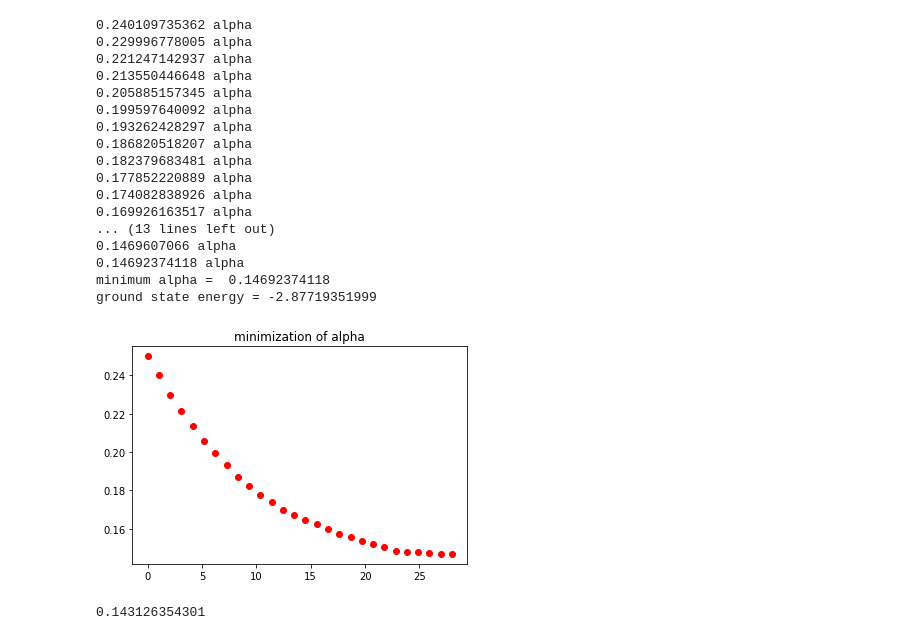
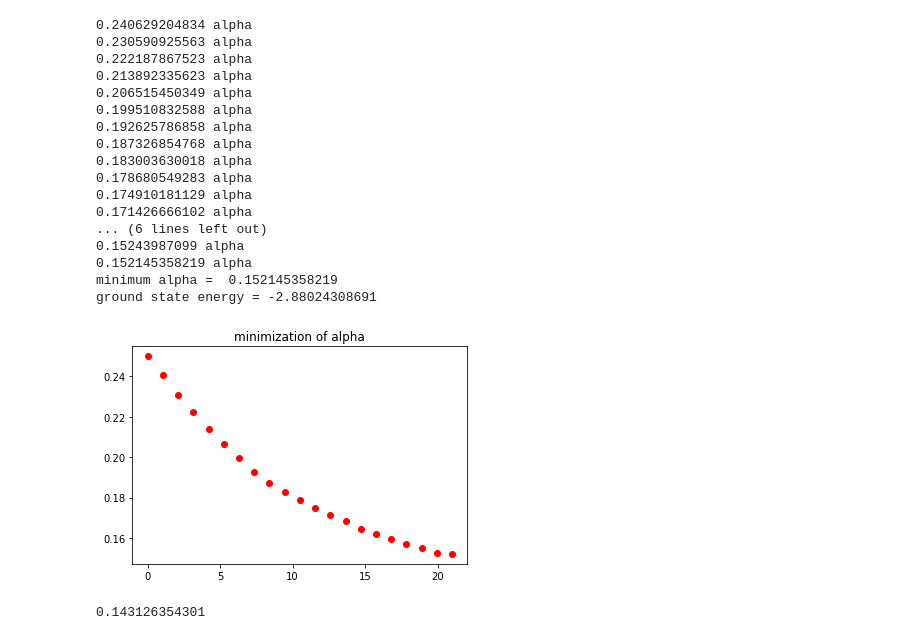
Before and after one commit to vincevdk/quantum-monte-carlo, a Jupyter notebook: QMCP/helium_atom/minimazation_alpha.ipynb, the cells around one changed output. Cells and saved outputs as stored; diff of their text form; code cells hidden in the pictures.

```diff
--- a/QMCP/helium_atom/minimazation_alpha.ipynb
+++ b/QMCP/helium_atom/minimazation_alpha.ipynb
@@ -4,14 +4,15 @@ import matplotlib.pyplot as plt
 
 def six_d_metropolis(alpha, N, n_walkers):
     rn = np.zeros((dim, N, n_walkers))
-    r = np.random.randn(dim, n_walkers)
+    rn[:,0,:] = np.random.randn(dim, n_walkers)
+    #r = np.random.randn(dim, n_walkers)
 
-    for i in range(N):
-        r_trial = r + (0.1*np.random.randn(dim, n_walkers))
-        ratio = (trial_wave_function(alpha, r_trial) / trial_wave_function(alpha, r))**2
+    for i in range(1,N):
+        r_trial = rn[:,i-1,:] + (0.1*np.random.randn(dim, n_walkers))
+        ratio = (trial_wave_function(alpha, r_trial) / trial_wave_function(alpha, rn[:,i-1,:]))**2
         eta = np.random.uniform(0,1,(dim,n_walkers))
-        rn[:,i,:] = np.where(ratio >= 1, r_trial, (np.where(eta < ratio, r_trial, r)))
-        r = np.where(ratio >= 1, r_trial, (np.where(eta < ratio, r_trial, r)))
+        rn[:,i,:] = np.where(ratio >= 1, r_trial, (np.where(eta < ratio, r_trial, rn[:,i-1,:])))
+        #r = np.where(ratio >= 1, r_trial, (np.where(eta < ratio, r_trial, r)))
     rn = rn[:,k:,:]
 
     return(rn)
@@ -45,57 +46,57 @@ def derivative_E(alpha):
 
 def minimazation_alpha():
     gamma = 0.1
-    tol = 0.0001
+    tol = 0.001
     max_it = 1000
     alpha_min = 0.25
     difference = 0.5
     i = 0
     E_ground = []
     alpha_array = []
     alpha_array.append(alpha_min)
 
     while abs(difference) >= tol and i < max_it:
         keep = alpha_min
         der_E, E_ground = derivative_E(alpha_min)
         alpha_min = alpha_min - gamma * der_E
         alpha_array.append(alpha_min)
         difference = alpha_min - keep
         print(alpha_min, 'alpha')
         i += 1
 
     print("minimum alpha = ", alpha_min)
     return(alpha_array, E_ground)
 
 dim = 6
 k = 4000
 alpha, E_ground = minimazation_alpha()
 
 print('ground state energy =', E_ground)
 
 steps = np.linspace(0,len(alpha),len(alpha))
 
 plt.title('minimization of alpha')
 plt.plot(steps,alpha, 'ro')
 plt.show()
 # %% [output]
-0.240109735362 alpha
-0.229996778005 alpha
-0.221247142937 alpha
-0.213550446648 alpha
-0.205885157345 alpha
-0.199597640092 alpha
-0.193262428297 alpha
-0.186820518207 alpha
-0.182379683481 alpha
-0.177852220889 alpha
-0.174082838926 alpha
-0.169926163517 alpha
-... (13 lines left out)
-0.1469607066 alpha
-0.14692374118 alpha
-minimum alpha =  0.14692374118
-ground state energy = -2.87719351999
+0.240629204834 alpha
+0.230590925563 alpha
+0.222187867523 alpha
+0.213892335623 alpha
+0.206515450349 alpha
+0.199510832588 alpha
+0.192625786858 alpha
+0.187326854768 alpha
+0.183003630018 alpha
+0.178680549283 alpha
+0.174910181129 alpha
+0.171426666102 alpha
+... (6 lines left out)
+0.15243987099 alpha
+0.152145358219 alpha
+minimum alpha =  0.152145358219
+ground state energy = -2.88024308691
-[figure, old version]
+[figure, new version]
 # %%
 print(alpha[-1])
 # %% [output]
```
Also changed, not shown: 6 other files.
